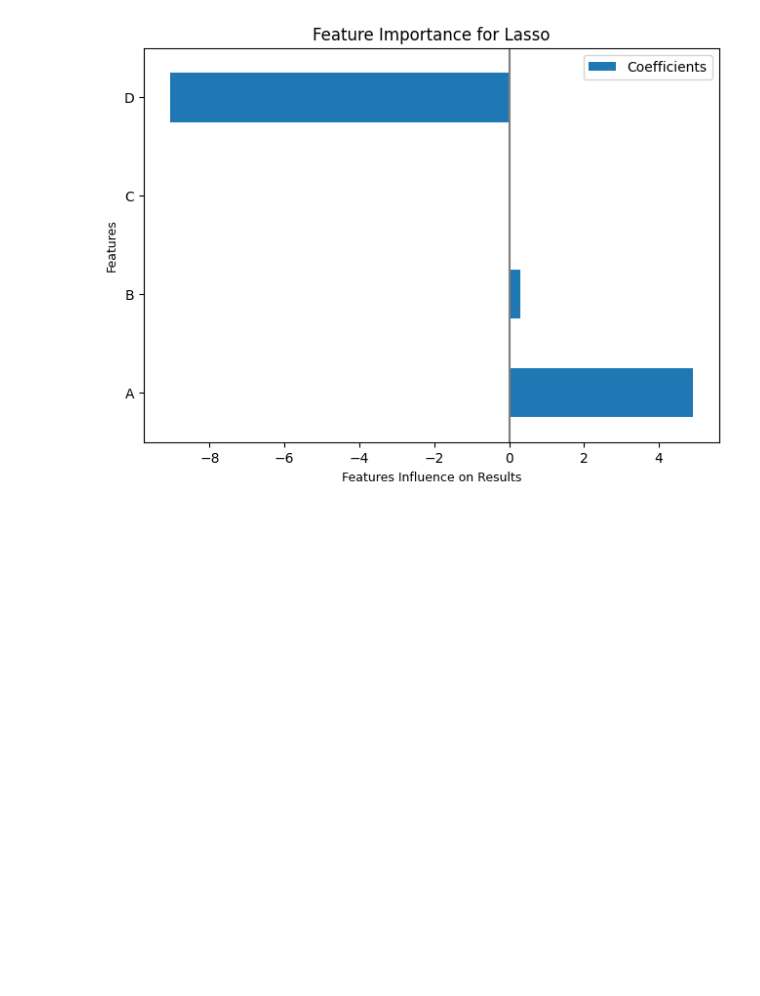
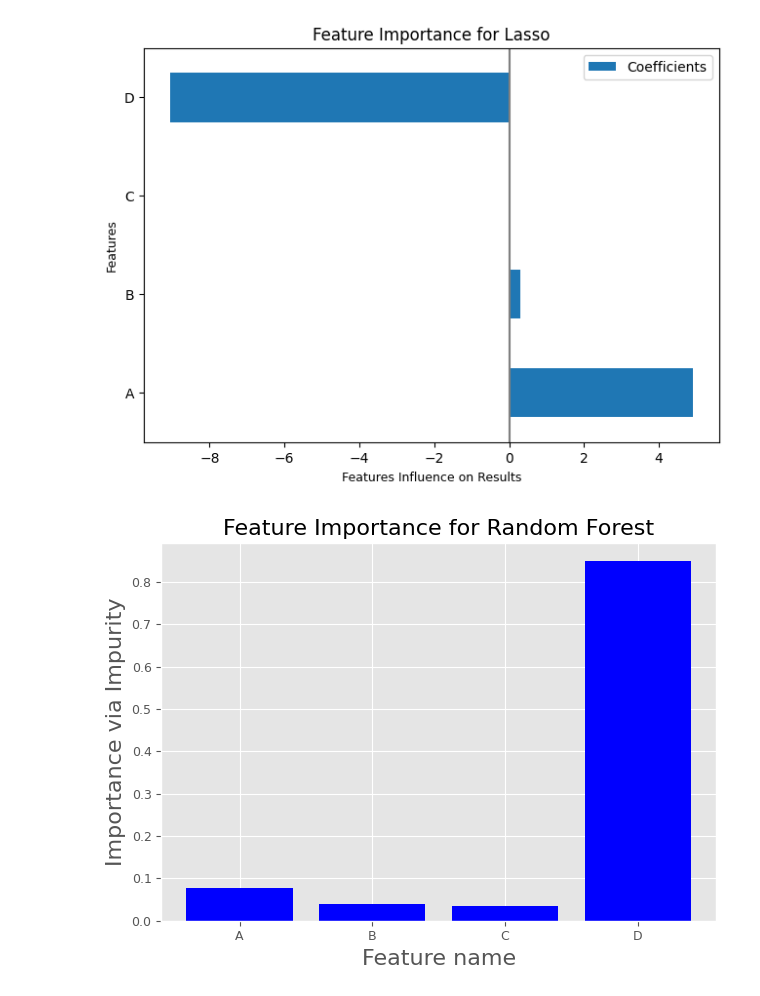
Before and after one commit to endsley/wuML, a Jupyter notebook: examples/regression/ipynb/interpret_result.ipynb, the cells around one changed output. Cells and saved outputs as stored; diff of their text form; code cells hidden in the pictures; blank space fills up the shorter version.

```diff
--- a/examples/regression/ipynb/interpret_result.ipynb
+++ b/examples/regression/ipynb/interpret_result.ipynb
@@ -42,3 +45,8 @@ reg4 = wuml.regression(data, regressor='Lasso', alpha=0.05)
 reg4.plot_feature_importance('Feature Importance for Lasso', cnames)
 # %% [output]
 [figure]
+# %%
+reg5 = wuml.regression(data, regressor='RandomForest')
+reg5.plot_feature_importance('Feature Importance for Random Forest', cnames)
+# %% [output]
+[figure, added]
```
Also changed, not shown: parts of 3 cells of this notebook, 1 other file.
